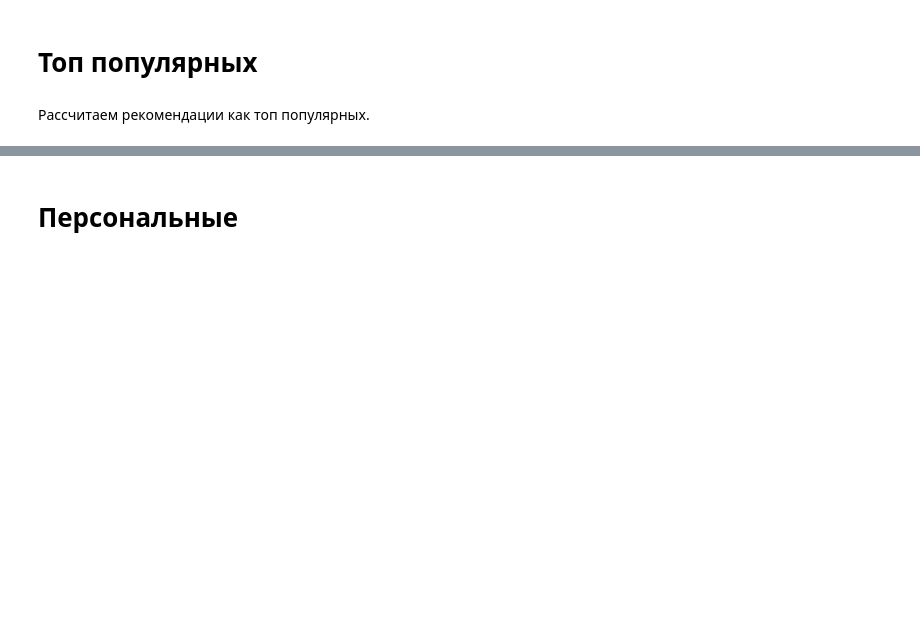
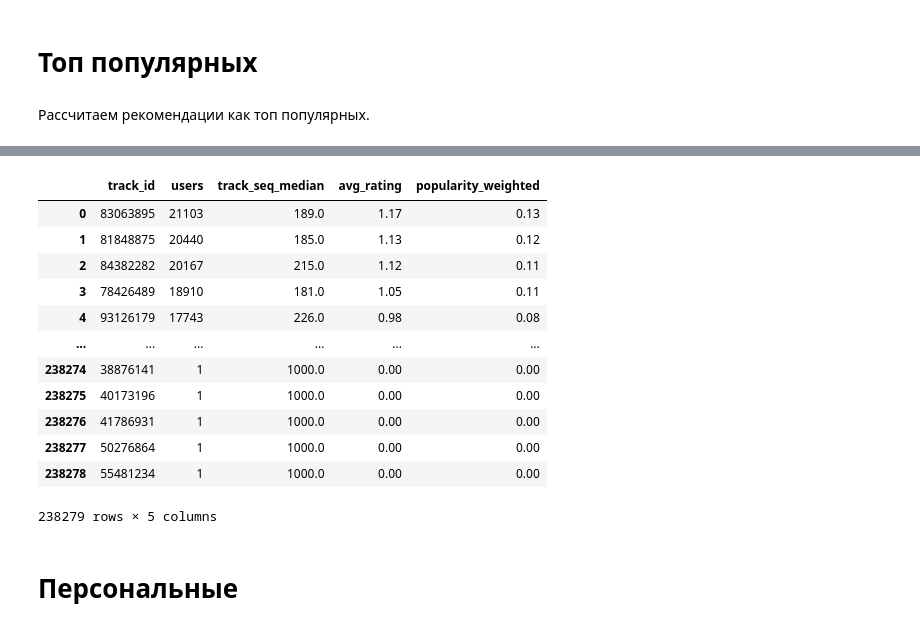
Before and after one commit to ozerge/mle-project-sprint-4-v001, a Jupyter notebook: recommendations.ipynb, the cells around one changed output, grey strips where cells are left out. Drawn from its saved outputs; the diff is of its cells as text; code cells hidden in the pictures; blank space fills up the shorter version.

```diff
--- a/recommendations.ipynb
+++ b/recommendations.ipynb
@@ -1726,3 +1761,12 @@ len(items_diff)
 # Топ популярных
 # %% [markdown]
 Рассчитаем рекомендации как топ популярных.
+# %%
+# группируем данные по track_id и посчитаем кол-во уникальных пользователей users, которые слушали трек.
+# Добавим колонку с медианой номера места трека в истории пользователя
+# А также добавим долю прослушиваний в виде avg_rating
+
+item_popularity = interactions_train.groupby("track_id").agg(users=("user_id", "nunique"), track_seq_median=("track_seq", "median")).sort_values(by=["users","track_seq_median"], ascending=[False,True]).reset_index()
+item_popularity["avg_rating"] = round(1000*(item_popularity["users"]/item_popularity["users"].sum()),2)
+item_popularity
+# Вывыодим сразу в отсортированном виде
@@ -1729,3 +1787,27 @@ len(items_diff)
+# %%
+item_popularity["popularity_weighted"] = (
+    item_popularity["users"] *                    # Чем больше пользователей - тем популярнее
+    (1 / item_popularity["track_seq_median"]) *   # Чем МЕНЬШЕ медиана (раньше в истории) - тем популярнее
+    item_popularity["avg_rating"]                 # Дополнительный вес от доли прослушиваний
+) / 1000  # Меньший делитель для нормализации
+
+item_popularity["popularity_weighted"] = item_popularity["popularity_weighted"].round(2)
+
+item_popularity
+# %% [output]
+|  | track_id | users | track_seq_median | avg_rating | popularity_weighted |
+| 0 | 83063895 | 21103 | 189.0 | 1.17 | 0.13 |
+| 1 | 81848875 | 20440 | 185.0 | 1.13 | 0.12 |
+| 2 | 84382282 | 20167 | 215.0 | 1.12 | 0.11 |
+| 3 | 78426489 | 18910 | 181.0 | 1.05 | 0.11 |
+| 4 | 93126179 | 17743 | 226.0 | 0.98 | 0.08 |
+| ... | ... | ... | ... | ... | ... |
+| 238274 | 38876141 | 1 | 1000.0 | 0.00 | 0.00 |
+| 238275 | 40173196 | 1 | 1000.0 | 0.00 | 0.00 |
+| 238276 | 41786931 | 1 | 1000.0 | 0.00 | 0.00 |
+| 238277 | 50276864 | 1 | 1000.0 | 0.00 | 0.00 |
+| 238278 | 55481234 | 1 | 1000.0 | 0.00 | 0.00 |
+238279 rows × 5 columns
 # %% [markdown]
 # Персональные
 # %% [markdown]
```
Also changed, not shown: parts of 8 cells of this notebook.
